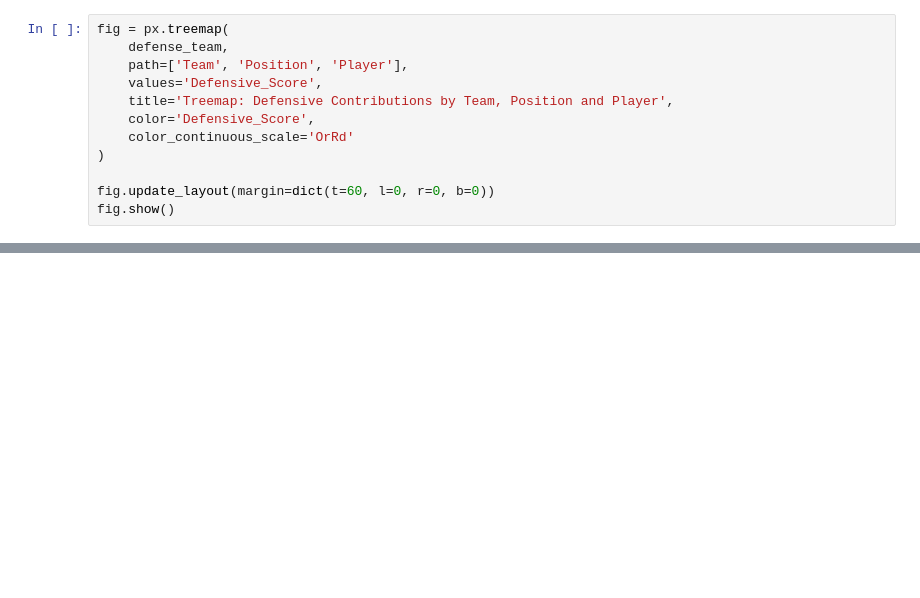
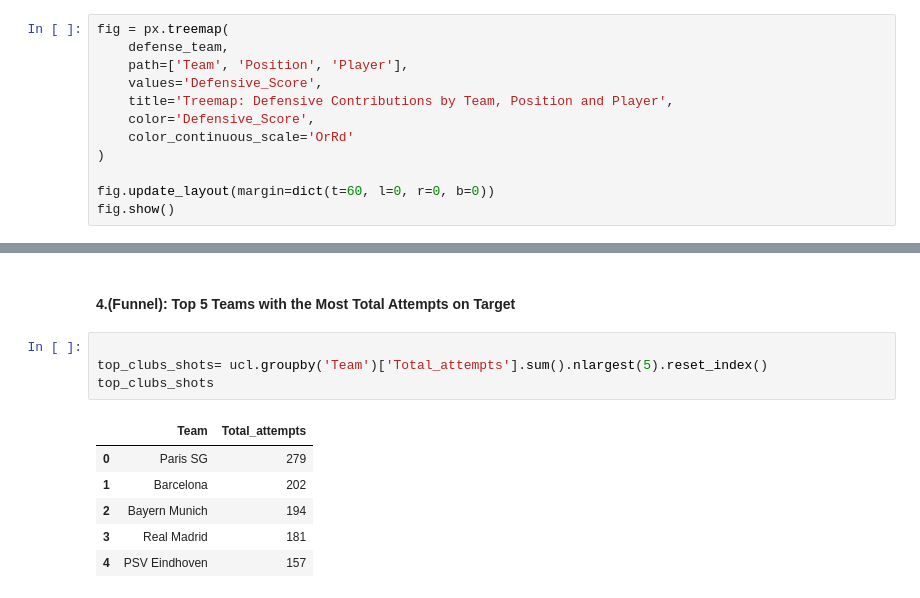
Before and after one commit to ArberKuqi/PythonDataScience_Project, a Jupyter notebook: ChampionsData/04-advanced_visualizations.ipynb, the cells around one changed output, grey strips where cells are left out. Saved outputs shown, nothing was run; the diff lists cells and outputs as text; blank space fills up the shorter version.

```diff
--- a/ChampionsData/04-advanced_visualizations.ipynb
+++ b/ChampionsData/04-advanced_visualizations.ipynb
@@ -50,0 +92,13 @@ fig.show()
+# %% [markdown]
+#### 4.(Funnel): Top 5 Teams with the Most Total Attempts on Target
+# %%
+
+top_clubs_shots= ucl.groupby('Team')['Total_attempts'].sum().nlargest(5).reset_index()
+top_clubs_shots
+# %% [output]
+|  | Team | Total_attempts |
+| 0 | Paris SG | 279 |
+| 1 | Barcelona | 202 |
+| 2 | Bayern Munich | 194 |
+| 3 | Real Madrid | 181 |
+| 4 | PSV Eindhoven | 157 |
```
Also changed, not shown: parts of 28 cells of this notebook, 1 other file.
